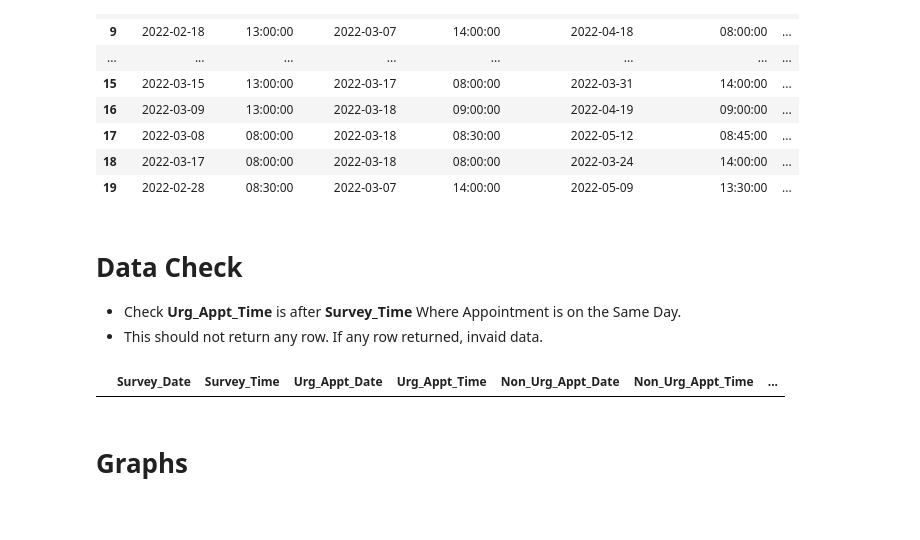
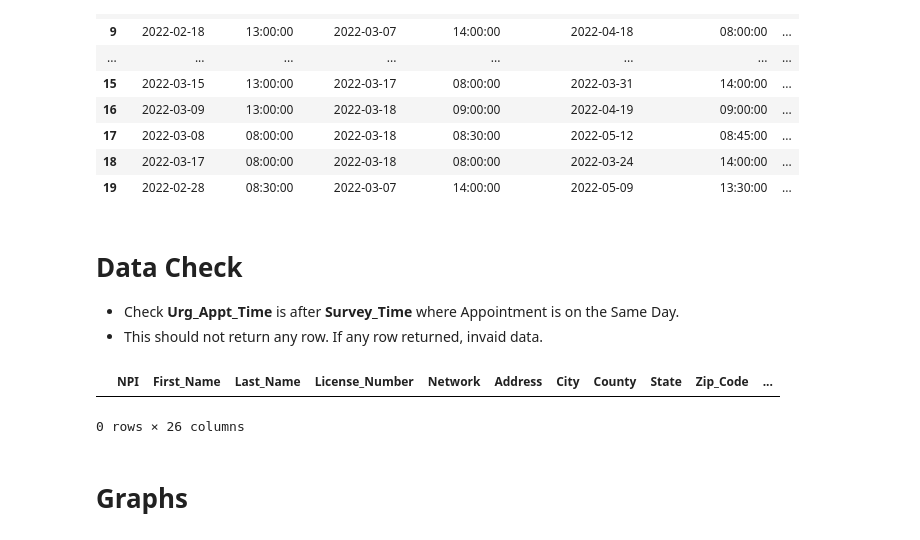
Before and after one commit to shahbijay/provider-appt-kymc, a Jupyter notebook: script_provider-appt.ipynb, the cells around one changed output. Saved outputs shown, nothing was run; the diff lists cells and outputs as text; code cells hidden in the pictures.

```diff
--- a/script_provider-appt.ipynb
+++ b/script_provider-appt.ipynb
@@ -284,19 +286,17 @@ last_5_cols.head(20)
 | 19 | 2022-02-28 | 08:30:00 | 2022-03-07 | 14:00:00 | 2022-05-09 | 13:30:00 | ... |
 # %% [markdown]
 # Data Check
-- Check **Urg_Appt_Time** is after **Survey_Time** Where Appointment is on the Same Day.
+- Check **Urg_Appt_Time** is after **Survey_Time** where Appointment is on the Same Day.
 - This should not return any row. If any row returned, invaid data.
 # %%
 # Output rows where Urgent Appointment Status = "Need Review"
 filtered_df = survey_data[survey_data['Urg_Appt_Status'] == 'Need Review']
 
 # display the filtered dataframe
-#filtered_df.head()
-
-last_15_cols = filtered_df.iloc[:, 13:]
-last_15_cols.head(20)
+filtered_df.head()
 # %% [output]
-|  | Survey_Date | Survey_Time | Urg_Appt_Date | Urg_Appt_Time | Non_Urg_Appt_Date | Non_Urg_Appt_Time | ... |
+|  | NPI | First_Name | Last_Name | License_Number | Network | Address | City | County | State | Zip_Code | ... |
+0 rows × 26 columns
 # %% [markdown]
 # Graphs
 # %% [markdown]
```
Also changed, not shown: parts of 8 cells of this notebook, 1 other file.
